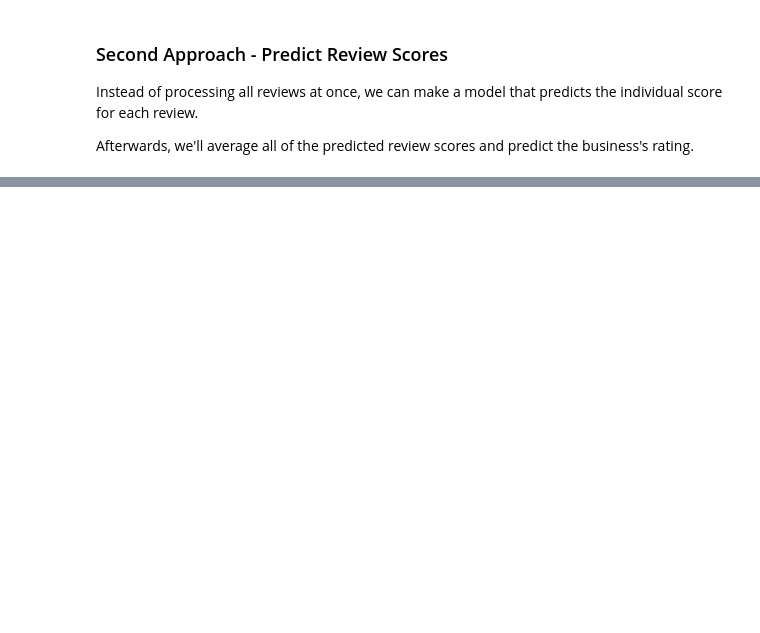
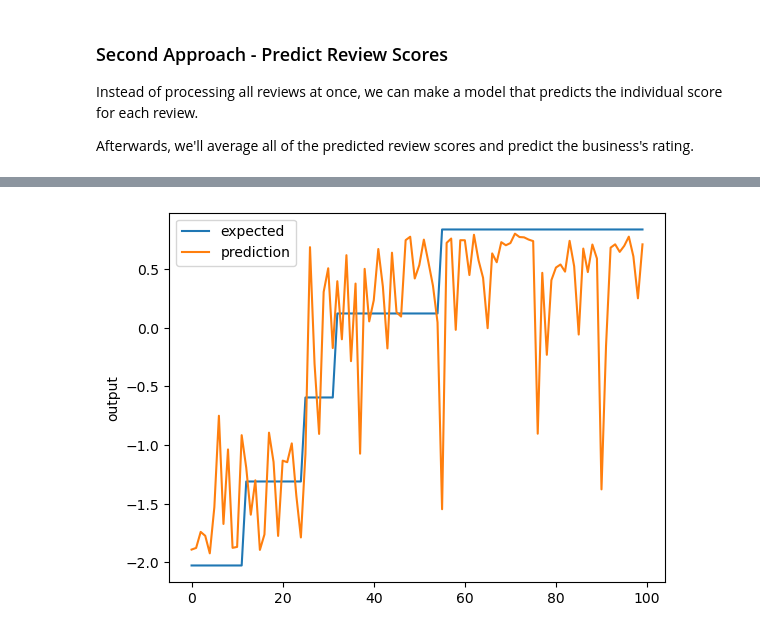
Before and after one commit to rahulio96/yelp-neural-network, a Jupyter notebook: main.ipynb, the cells around one changed output, grey strips where cells are left out. Saved outputs shown, nothing was run; the diff lists cells and outputs as text; code cells hidden in the pictures; blank space fills up the shorter version.

```diff
--- a/main.ipynb
+++ b/main.ipynb
@@ -336,0 +637,9 @@ Afterwards, we'll average all of the predicted review scores and predict the bus
+# %%
+review_df = pd.DataFrame({
+    'business_id': review_filtered['business_id'],
+    'text': review_filtered['text'],
+    'stars': review_filtered['stars'],
+})
+
+print(review_df.shape)
+review_df.head()
@@ -336,0 +654,7 @@ Afterwards, we'll average all of the predicted review scores and predict the bus
+# %%
+review_vectorizer = sk_text.TfidfVectorizer(stop_words='english', max_features=500, min_df=1)
+
+review_df['stars'] = zscore(review_df['stars'])
+
+xr = review_vectorizer.fit_transform(review_df['text'])
+yr = review_df[['stars']].to_numpy()
@@ -336,0 +673,3 @@ Afterwards, we'll average all of the predicted review scores and predict the bus
+# %%
+# Train/test split 80/20
+xr_train, xr_test, yr_train, yr_test = train_test_split(xr, yr, test_size=0.2, random_state=42)
@@ -336,0 +678,18 @@ Afterwards, we'll average all of the predicted review scores and predict the bus
+# %%
+# Make the model
+
+review_model = Sequential()
+review_model.add(Dense(1000, input_dim=xr.shape[1], activation='relu'))
+review_model.add(Dense(500, activation='relu'))
+review_model.add(Dense(250, activation='relu'))
+review_model.add(Dense(125, activation='relu'))
+review_model.add(Dense(60, activation='relu'))
+review_model.add(Dense(30, activation='relu'))
+review_model.add(Dense(15, activation='relu'))
+review_model.add(Dense(1))
+
+review_model.compile(loss='mean_squared_error', optimizer='adam')
+
+# Early exit
+monitor = EarlyStopping(monitor='val_loss', min_delta=1e-3, patience=5, verbose=1, mode='auto')
+review_model.fit(xr_train, yr_train, validation_data=(xr_test,yr_test), callbacks=[monitor], verbose=2, epochs=1000)
@@ -336,0 +718,4 @@ Afterwards, we'll average all of the predicted review scores and predict the bus
+# %%
+pred_r = review_model.predict(xr_test)
+chart_regression(pred_r.flatten()[:100], yr_test[:100], sort=True)
+# %% [output]
@@ -336,0 +723 @@ Afterwards, we'll average all of the predicted review scores and predict the bus
+[figure, added]
```
Also changed, not shown: parts of 39 cells of this notebook, 2 other files.
